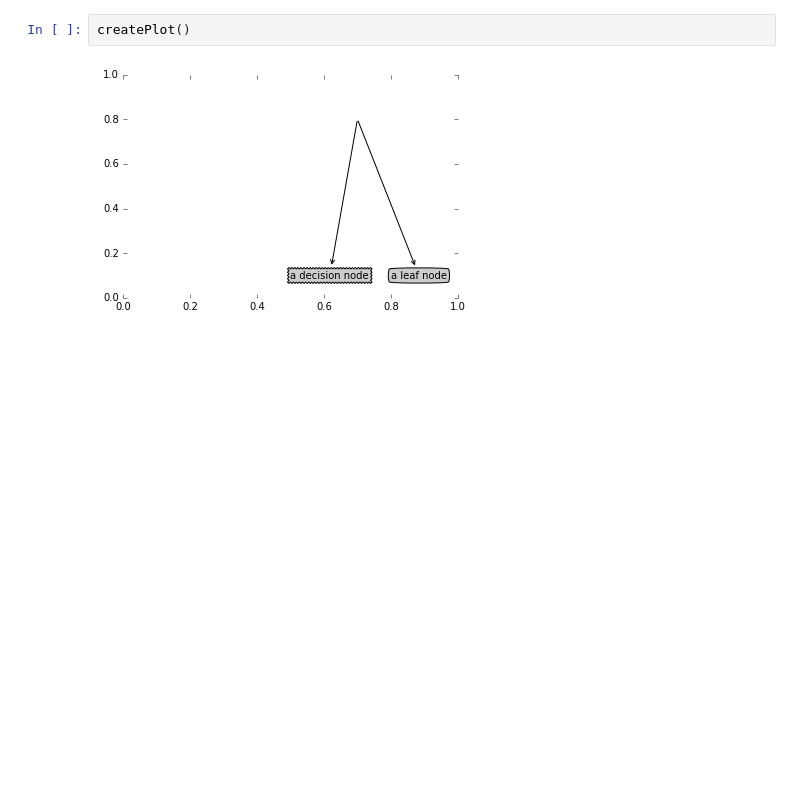
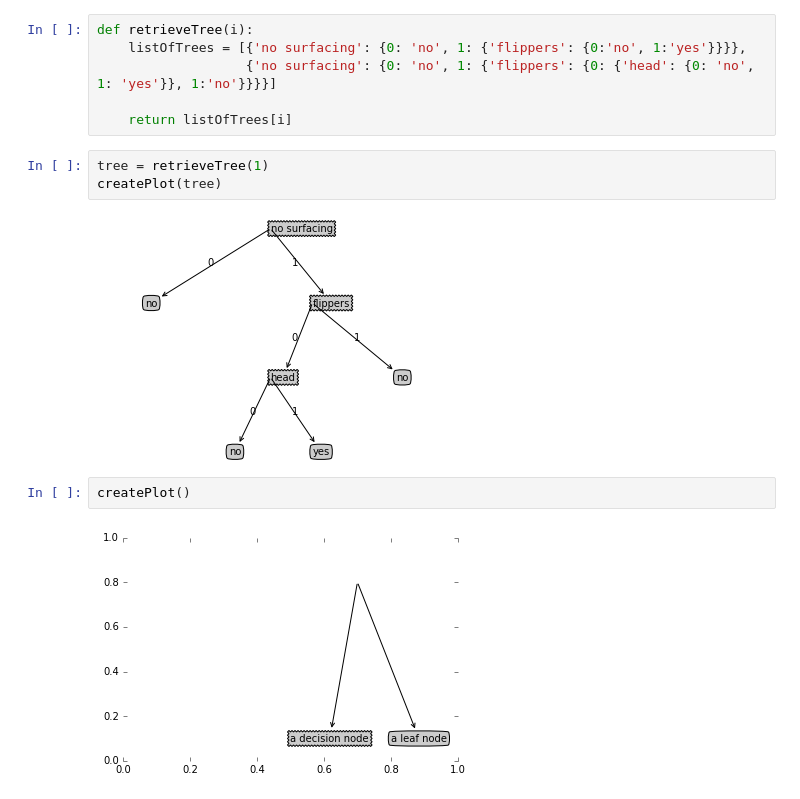
Before and after one commit to juanmadlg/dl-test-notebooks, a Jupyter notebook: Machine Learning - Tree Plotter.ipynb, the cells around one changed output. Saved outputs shown, nothing was run; the diff lists cells and outputs as text; blank space fills up the shorter version.

Commit message:
Algoritmo de pintado de decision tree

```diff
--- a/Machine Learning - Tree Plotter.ipynb
+++ b/Machine Learning - Tree Plotter.ipynb
@@ -20,3 +100,14 @@ def createPlot():
+# %%
+def retrieveTree(i):
+    listOfTrees = [{'no surfacing': {0: 'no', 1: {'flippers': {0:'no', 1:'yes'}}}},
+                   {'no surfacing': {0: 'no', 1: {'flippers': {0: {'head': {0: 'no', 1: 'yes'}}, 1:'no'}}}}]
+
+    return listOfTrees[i]
+# %%
+tree = retrieveTree(1)
+createPlot(tree)
+# %% [output]
+[figure, added]
 # %%
 createPlot()
 # %% [output]
```
Also changed, not shown: parts of 1 cell of this notebook.
